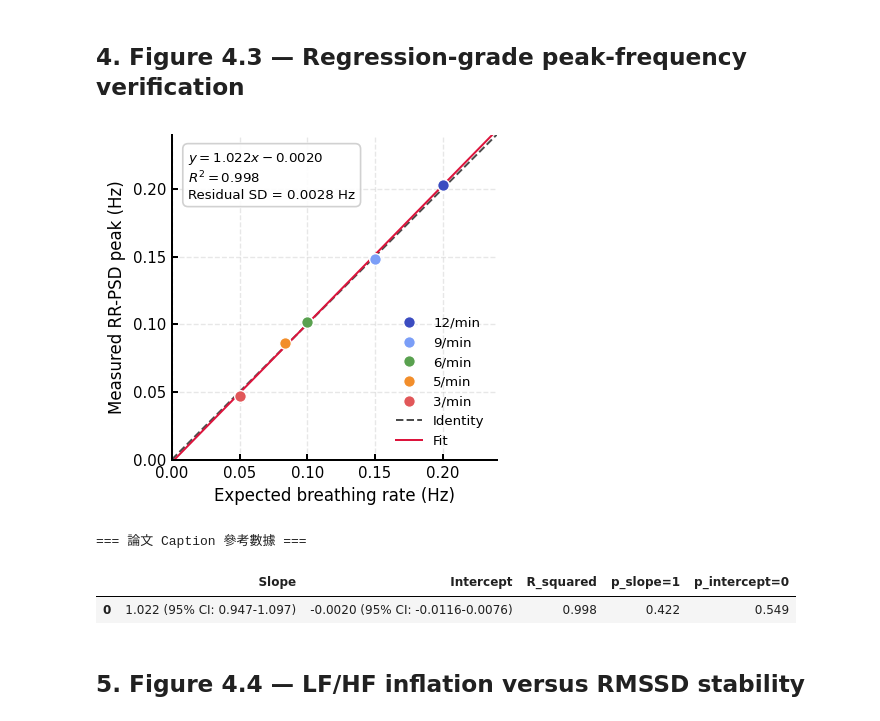
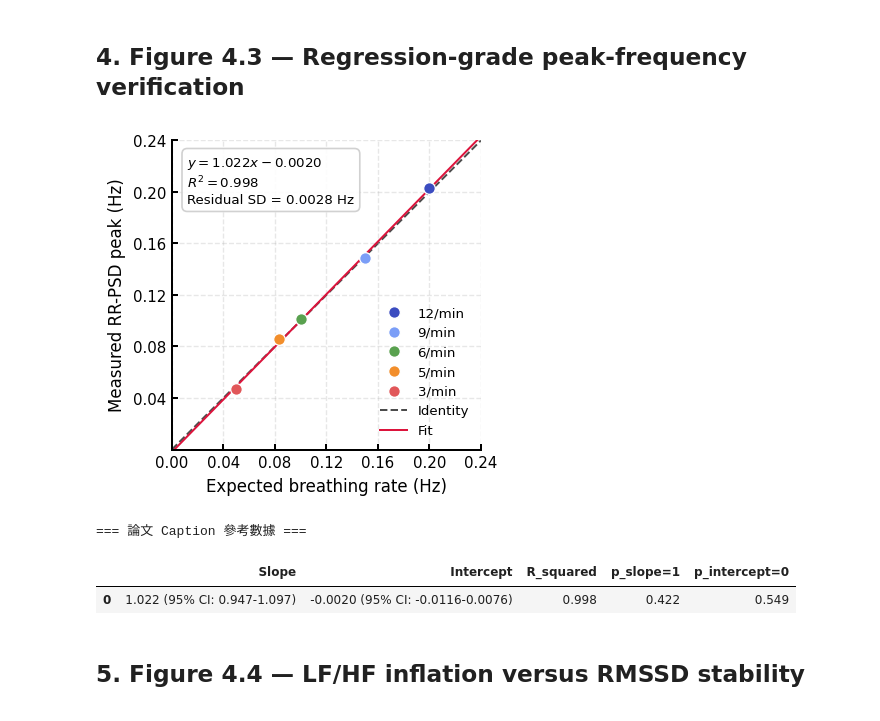
Before and after one commit to peienwu1216/hw5_ecg-analysis, a Jupyter notebook: notebooks/05_experiment_4.ipynb, the cells around one changed output. Cells and saved outputs as stored; diff of their text form; code cells hidden in the pictures.

```diff
--- a/notebooks/05_experiment_4.ipynb
+++ b/notebooks/05_experiment_4.ipynb
@@ -282,6 +282,7 @@ import pandas as pd
 from scipy.stats import linregress
 from scipy.stats import t as t_dist
 import matplotlib.pyplot as plt
+from matplotlib.ticker import FormatStrFormatter
 
 # ---------------------------------------------------------
 # 1. 統計計算 (維持你的原邏輯)
@@ -312,49 +313,52 @@ plt.rcParams.update({
     "xtick.labelsize": 9,
     "ytick.labelsize": 9,
     "legend.fontsize": 8,
-    "axes.linewidth": 1.2,        # 加粗座標軸
+    "axes.linewidth": 1.2,
     "xtick.major.width": 1.2,
     "ytick.major.width": 1.2,
-    "xtick.direction": "in",      # 刻度朝內，看起來更專業
+    "xtick.direction": "in",
     "ytick.direction": "in",
 })
 
 # ---------------------------------------------------------
 # 3. 繪圖
 # ---------------------------------------------------------
-# 設定為完美正方形，適合 Identity plot
 fig, ax = plt.subplots(figsize=(3.5, 3.5))
 
-# 畫資料點 (加上白色邊緣增加銳利度)
 for key in E4A_KEYS:
     ax.plot(
         cfg.E4A_EXPECTED_BREATHING_HZ[key],
         peak_pub[key],
         "o",
         color=E4A_PSD_COLORS[key],
-        markersize=7,                   # 稍微放大一點
-        markeredgecolor="white",        # 增加白色邊緣
+        markersize=7,
+        markeredgecolor="white",
         markeredgewidth=0.8,
         label=f"{cfg.E4A_EXPECTED_BREATHING_HZ[key] * 60:.0f}/min",
-        zorder=3                        # 確保點畫在線的上方
+        zorder=3,
     )
 
-# 畫線
 xline = np.linspace(0.0, 0.24, 200)
 ax.plot(xline, xline, "k--", linewidth=1.2, alpha=0.7, label="Identity", zorder=1)
 ax.plot(xline, reg.slope * xline + reg.intercept, color="crimson", linewidth=1.2, label="Fit", zorder=2)
 
-# 座標軸設定
 ax.set_xlim(0.0, 0.24)
 ax.set_ylim(0.0, 0.24)
 ax.set_aspect("equal")
 ax.set_xlabel("Expected breathing rate (Hz)")
 ax.set_ylabel("Measured RR-PSD peak (Hz)")
 
+# 固定刻度，y 軸隱藏原點 label 避免與 x 軸 0.00 重疊
+ticks = np.arange(0.0, 0.241, 0.04)
+ax.set_xticks(ticks)
+ax.set_yticks(ticks)
+ax.xaxis.set_major_formatter(FormatStrFormatter("%.2f"))
+ax.set_yticklabels(["" if t == 0 else f"{t:.2f}" for t in ticks])
+ax.minorticks_off()
+
 # ---------------------------------------------------------
 # 4. 精簡版的統計資訊框
 # ---------------------------------------------------------
-# 將原本過載的資訊移至 Caption，圖內只留最關鍵的方程式與 R^2
 intercept_sign = "+" if reg.intercept >= 0 else "-"
 stats_txt = (
     f"$y = {reg.slope:.3f}x {intercept_sign} {abs(reg.intercept):.4f}$\n"
@@ -363,36 +367,36 @@ stats_txt = (
 )
 
 ax.text(
-    0.05, 0.95,  # 使用相對座標 (Axes coordinates)，設定在左上角
+    0.05, 0.95,
     stats_txt,
     transform=ax.transAxes,
     fontsize=8,
     va="top",
     ha="left",
     bbox=dict(boxstyle="round,pad=0.4", facecolor="white", edgecolor="0.8", alpha=0.9),
 )
 
 ax.legend(loc="lower right", frameon=False)
 ax.grid(True, linestyle="--", alpha=0.3)
 
 fig.tight_layout()
-# PL.save_figure(fig, "nb05_fig03_e4a_peak_freq_optimized.pdf")
+PL.save_figure(fig, "nb05_fig03_e4a_peak_freq_optimized.pdf")
 plt.show()
 
 # ---------------------------------------------------------
 # 5. 輸出給論文 Caption 用的完整數據
 # ---------------------------------------------------------
 reg_summary = pd.DataFrame([{
     "Slope": f"{reg.slope:.3f} (95% CI: {slope_ci[0]:.3f}-{slope_ci[1]:.3f})",
     "Intercept": f"{reg.intercept:.4f} (95% CI: {intercept_ci[0]:.4f}-{intercept_ci[1]:.4f})",
     "R_squared": f"{reg.rvalue ** 2:.3f}",
     "p_slope=1": f"{p_slope_eq_1:.3f}",
     "p_intercept=0": f"{p_intercept_eq_0:.3f}"
 }])
 print("=== 論文 Caption 參考數據 ===")
 display(reg_summary)
 # %% [output]
-[figure, old version]
+[figure, new version]
 === 論文 Caption 參考數據 ===
 |  | Slope | Intercept | R_squared | p_slope=1 | p_intercept=0 |
 | 0 | 1.022 (95% CI: 0.947-1.097) | -0.0020 (95% CI: -0.0116-0.0076) | 0.998 | 0.422 | 0.549 |
```
Also changed, not shown: parts of 1 cell of this notebook, 11 other files.
